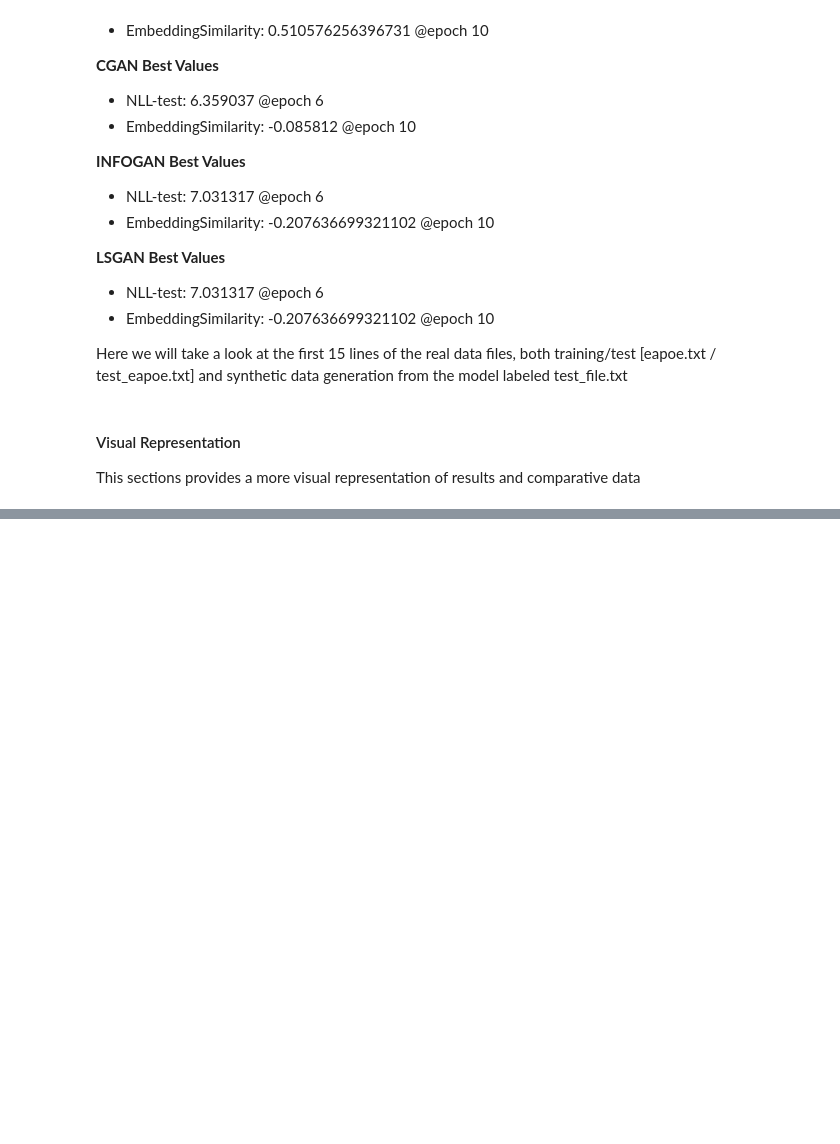
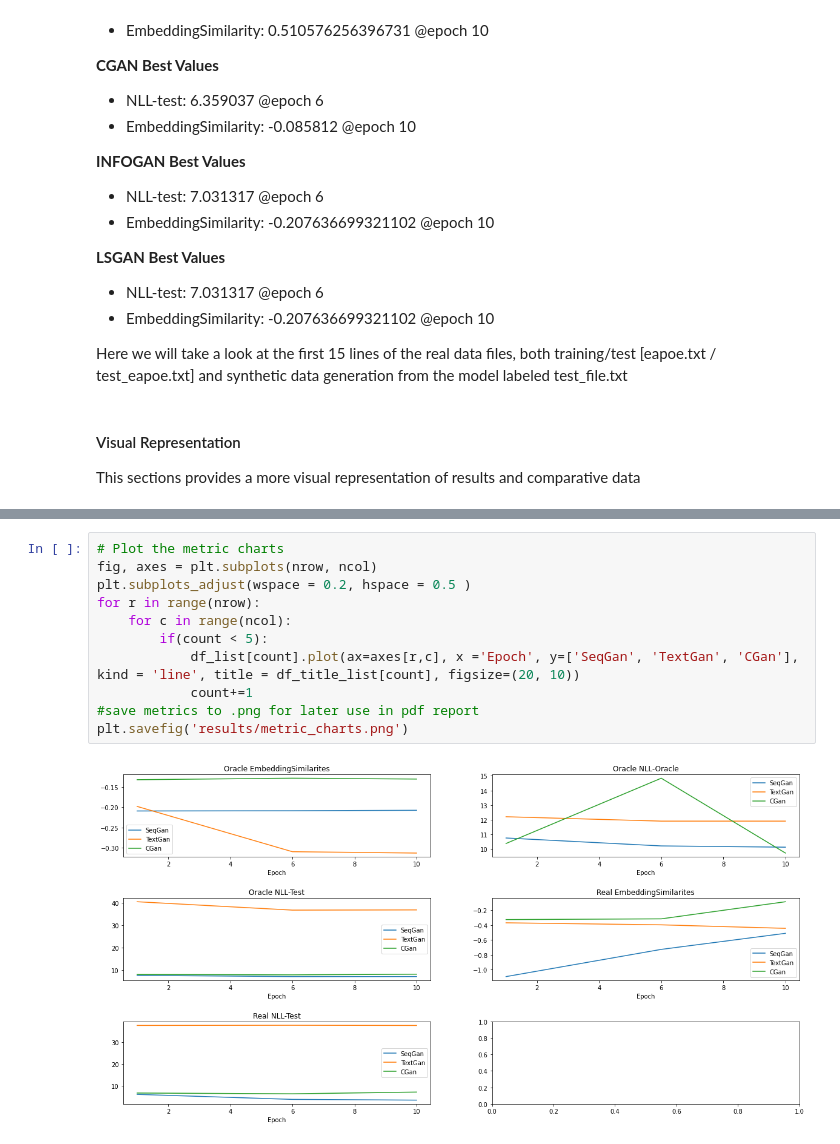
Before and after one commit to eordanis/CIS-700, a Jupyter notebook: main.ipynb, the cells around one changed output, grey strips where cells are left out. Saved outputs shown, nothing was run; the diff lists cells and outputs as text; blank space fills up the shorter version.

```diff
--- a/main.ipynb
+++ b/main.ipynb
@@ -502,0 +491,13 @@ Given the short duration of setup, running, etc there was not sufficient time to
+# %%
+# Plot the metric charts
+fig, axes = plt.subplots(nrow, ncol)
+plt.subplots_adjust(wspace = 0.2, hspace = 0.5 )
+for r in range(nrow):
+    for c in range(ncol):
+        if(count < 5):
+            df_list[count].plot(ax=axes[r,c], x ='Epoch', y=['SeqGan', 'TextGan', 'CGan'], kind = 'line', title = df_title_list[count], figsize=(20, 10))
+            count+=1
+#save metrics to .png for later use in pdf report
+plt.savefig('results/metric_charts.png')
+# %% [output]
+[figure, added]
```
Also changed, not shown: parts of 15 cells of this notebook, 3 other files.
